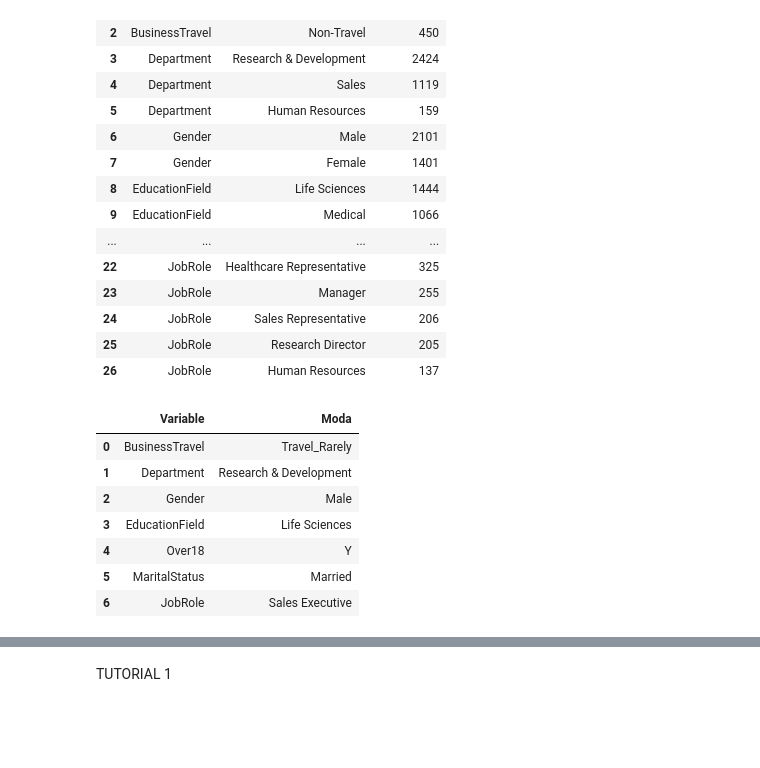
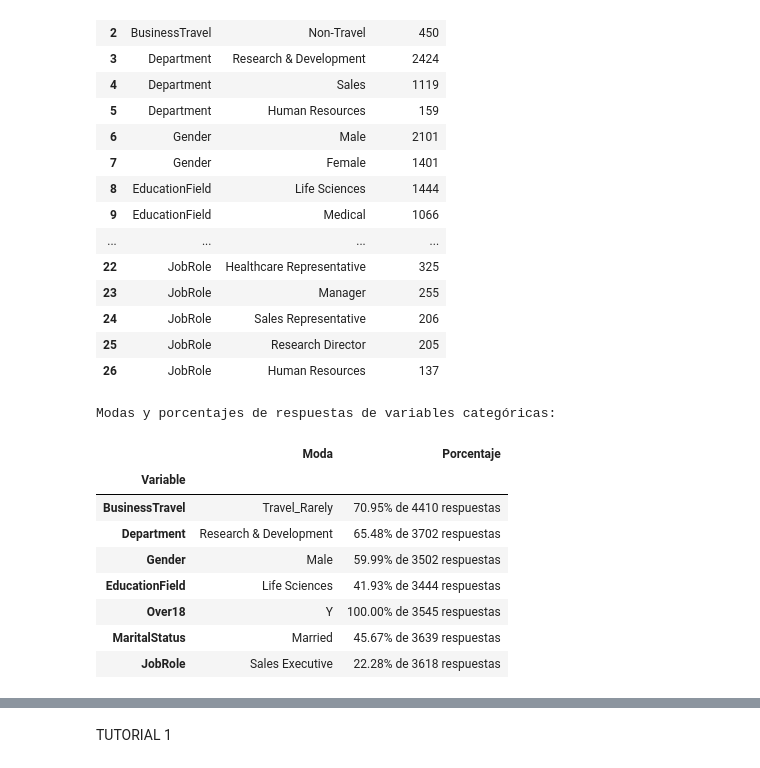
Before and after one commit to SantiagoJusteValverde/Grupo35_Practica2, a Jupyter notebook: Grupo35_Practica2.ipynb, the cells around one changed output, grey strips where cells are left out. Drawn from its saved outputs; the diff is of its cells as text; code cells hidden in the pictures; blank space fills up the shorter version.

```diff
--- a/Grupo35_Practica2.ipynb
+++ b/Grupo35_Practica2.ipynb
@@ -229,26 +229,43 @@ display(df_resultados)
 | 24 | JobRole | Sales Representative | 206 |
 | 25 | JobRole | Research Director | 205 |
 | 26 | JobRole | Human Resources | 137 |
-# %%
-import pandas as pd
-
-resultados_moda = {}
-for variable in variables_categoricas:
-
-    moda = df[variable].mode().values[0]
-    df_moda = pd.DataFrame({'Variable': variable, 'Moda': moda}, index=[0])
-    resultados_moda[variable] = df_moda
-
-df_modas = pd.concat(resultados_moda.values(), ignore_index=True)
-display(df_modas)
-# %% [output]
-|  | Variable | Moda |
-| 0 | BusinessTravel | Travel_Rarely |
-| 1 | Department | Research & Development |
-| 2 | Gender | Male |
-| 3 | EducationField | Life Sciences |
-| 4 | Over18 | Y |
-| 5 | MaritalStatus | Married |
-| 6 | JobRole | Sales Executive |
+# %%
+import pandas as pd
+
+resultados_moda = {}
+for variable in variables_categoricas:
+
+    moda = df[variable].mode().values[0]
+    df_moda = pd.DataFrame({'Moda': moda}, index=[variable])
+
+    # Calcular el porcentaje de respuestas de la moda respecto al total de respuestas no nulas
+    total_no_nulos = df[variable].notnull().sum()
+    porcentaje = df[variable].value_counts(normalize=True).loc[moda] * 100
+
+    # Agregar una nueva columna al DataFrame `df_moda` con el porcentaje de respuestas de la moda
+    df_moda['Porcentaje'] = f'{porcentaje:.2f}% de {total_no_nulos} respuestas'
+
+    resultados_moda[variable] = df_moda
+
+df_modas = pd.concat(resultados_moda.values())
+
+# Establecer la columna 'Variable' como el índice del DataFrame
+df_modas = df_modas.reset_index().set_index('index')
+df_modas.index.name = 'Variable'
+
+# Imprimir el DataFrame `df_modas` como una tabla
+print('\nModas y porcentajes de respuestas de variables categóricas:\n')
+display(df_modas)
+# %% [output]
+Modas y porcentajes de respuestas de variables categóricas:
+|  | Moda | Porcentaje |
+| Variable |  |  |
+| BusinessTravel | Travel_Rarely | 70.95% de 4410 respuestas |
+| Department | Research & Development | 65.48% de 3702 respuestas |
+| Gender | Male | 59.99% de 3502 respuestas |
+| EducationField | Life Sciences | 41.93% de 3444 respuestas |
+| Over18 | Y | 100.00% de 3545 respuestas |
+| MaritalStatus | Married | 45.67% de 3639 respuestas |
+| JobRole | Sales Executive | 22.28% de 3618 respuestas |
 # %%
 # Gráfico de barras de las variables categóricas
```
Also changed, not shown: parts of 34 cells of this notebook.
